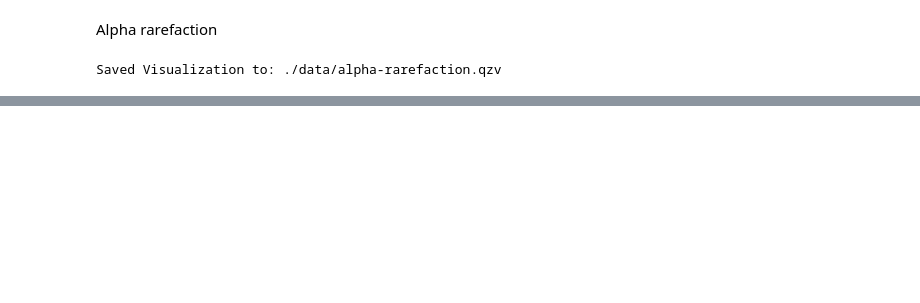
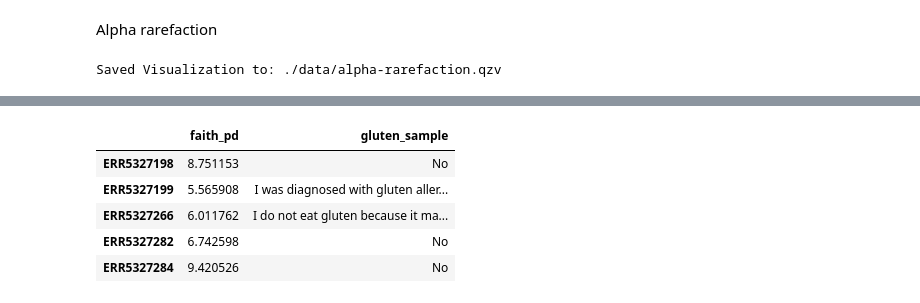
Before and after one commit to JRudyRay/FunGut2, a Jupyter notebook: John/03_sequence_analysis.ipynb, the cells around one changed output, grey strips where cells are left out. Saved outputs shown, nothing was run; the diff lists cells and outputs as text; code cells hidden in the pictures; blank space fills up the shorter version.

```diff
--- a/John/03_sequence_analysis.ipynb
+++ b/John/03_sequence_analysis.ipynb
@@ -124,0 +199,9 @@ Visualization.load('./data/alpha-rarefaction.qzv')
+# %%
+dd.head()
+# %% [output]
+|  | faith_pd | gluten_sample |
+| ERR5327198 | 8.751153 | No |
+| ERR5327199 | 5.565908 | I was diagnosed with gluten aller... |
+| ERR5327266 | 6.011762 | I do not eat gluten because it ma... |
+| ERR5327282 | 6.742598 | No |
+| ERR5327284 | 9.420526 | No |
```
Also changed, not shown: parts of 8 cells of this notebook, 2 other files.
